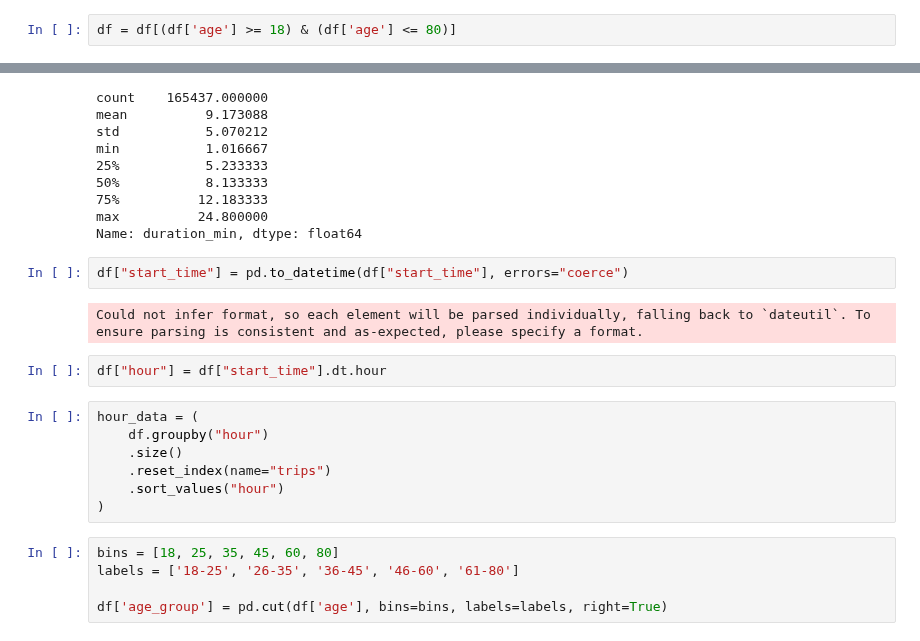
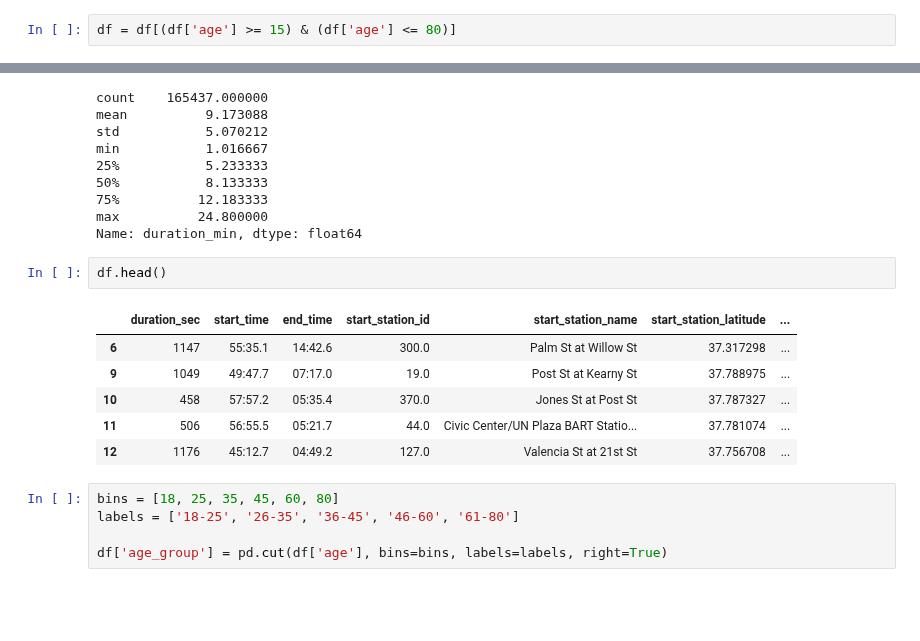
Before and after one commit to Basmala-Ahmedd/DEPI-ONL4_AIS2_S2, a Jupyter notebook: Data Analysis/Data Analysis Project/Ford Go Bike Data.ipynb, the cells around one changed output, grey strips where cells are left out. Saved outputs shown, nothing was run; the diff lists cells and outputs as text; blank space fills up the shorter version.

```diff
--- a/Data Analysis/Data Analysis Project/Ford Go Bike Data.ipynb
+++ b/Data Analysis/Data Analysis Project/Ford Go Bike Data.ipynb
@@ -112,7 +112,7 @@ df['member_gender'] = df['member_gender'].str.strip()
 # %%
 df['age'] = 2019 - df['member_birth_year']
 # %%
-df = df[(df['age'] >= 18) & (df['age'] <= 80)]
+df = df[(df['age'] >= 15) & (df['age'] <= 80)]
 # %%
 df['age'].describe()
 # %% [output]
@@ -176,19 +176,15 @@ min           1.016667
 75%          12.183333
 max          24.800000
 Name: duration_min, dtype: float64
-# %%
-df["start_time"] = pd.to_datetime(df["start_time"], errors="coerce")
-# %% [output]
-Could not infer format, so each element will be parsed individually, falling back to `dateutil`. To ensure parsing is consistent and as-expected, please specify a format.
-# %%
-df["hour"] = df["start_time"].dt.hour
-# %%
-hour_data = (
-    df.groupby("hour")
-    .size()
-    .reset_index(name="trips")
-    .sort_values("hour")
-)
+# %%
+df.head()
+# %% [output]
+|  | duration_sec | start_time | end_time | start_station_id | start_station_name | start_station_latitude | ... |
+| 6 | 1147 | 55:35.1 | 14:42.6 | 300.0 | Palm St at Willow St | 37.317298 | ... |
+| 9 | 1049 | 49:47.7 | 07:17.0 | 19.0 | Post St at Kearny St | 37.788975 | ... |
+| 10 | 458 | 57:57.2 | 05:35.4 | 370.0 | Jones St at Post St | 37.787327 | ... |
+| 11 | 506 | 56:55.5 | 05:21.7 | 44.0 | Civic Center/UN Plaza BART Statio... | 37.781074 | ... |
+| 12 | 1176 | 45:12.7 | 04:49.2 | 127.0 | Valencia St at 21st St | 37.756708 | ... |
 # %%
 bins = [18, 25, 35, 45, 60, 80]
 labels = ['18-25', '26-35', '36-45', '46-60', '61-80']
```
Also changed, not shown: parts of 3 cells of this notebook, 5 other files.
